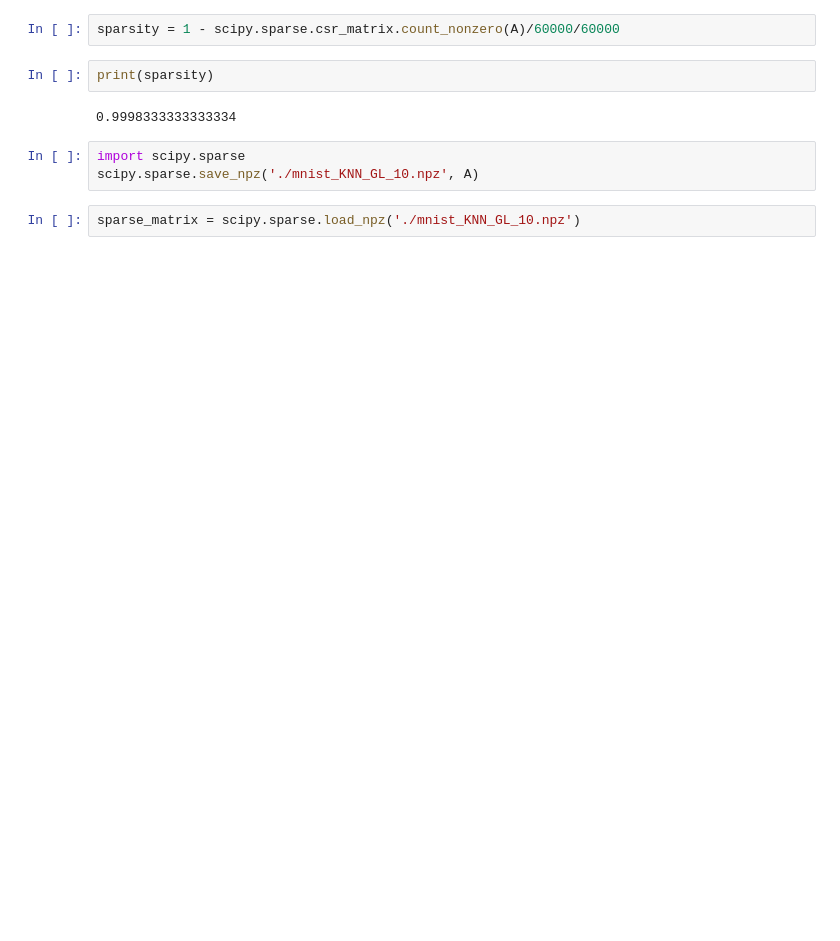
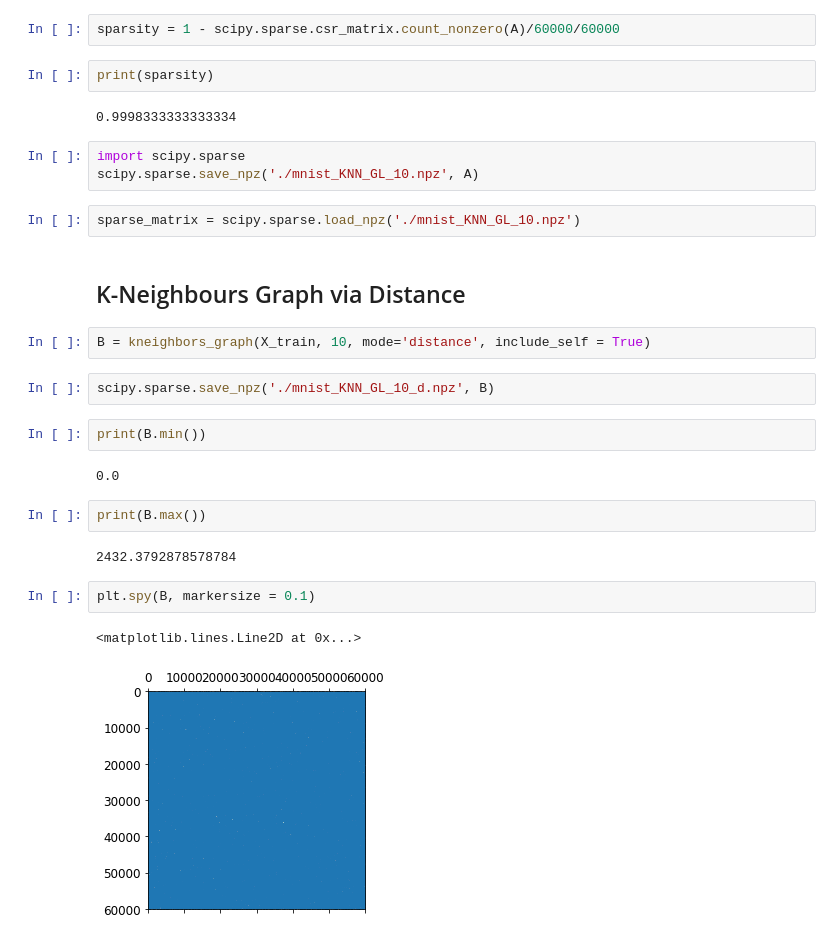
Before and after one commit to fairycloudsi/NNCon, a Jupyter notebook: KNN_graph.ipynb, the cells around one changed output. Drawn from its saved outputs; the diff is of its cells as text; blank space fills up the shorter version.

```diff
--- a/KNN_graph.ipynb
+++ b/KNN_graph.ipynb
@@ -210,3 +212,22 @@ import scipy.sparse
 scipy.sparse.save_npz('./mnist_KNN_GL_10.npz', A)
 # %%
 sparse_matrix = scipy.sparse.load_npz('./mnist_KNN_GL_10.npz')
+# %% [markdown]
+## K-Neighbours Graph via Distance
+# %%
+B = kneighbors_graph(X_train, 10, mode='distance', include_self = True)
+# %%
+scipy.sparse.save_npz('./mnist_KNN_GL_10_d.npz', B)
+# %%
+print(B.min())
+# %% [output]
+0.0
+# %%
+print(B.max())
+# %% [output]
+2432.3792878578784
+# %%
+plt.spy(B, markersize = 0.1)
+# %% [output]
+<matplotlib.lines.Line2D at 0x...>
+[figure, added]
```
Also changed, not shown: parts of 8 cells of this notebook, 1 other file.
